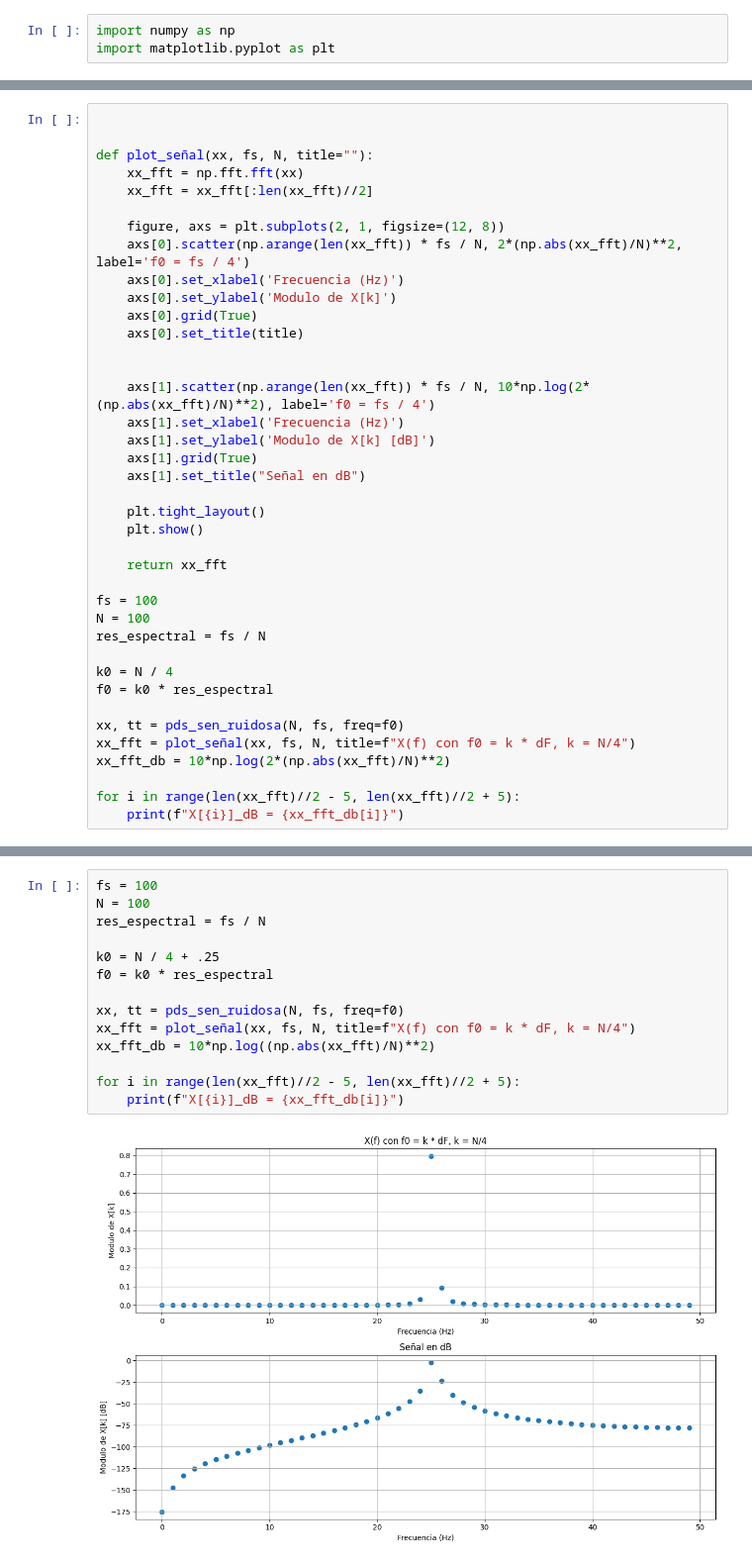
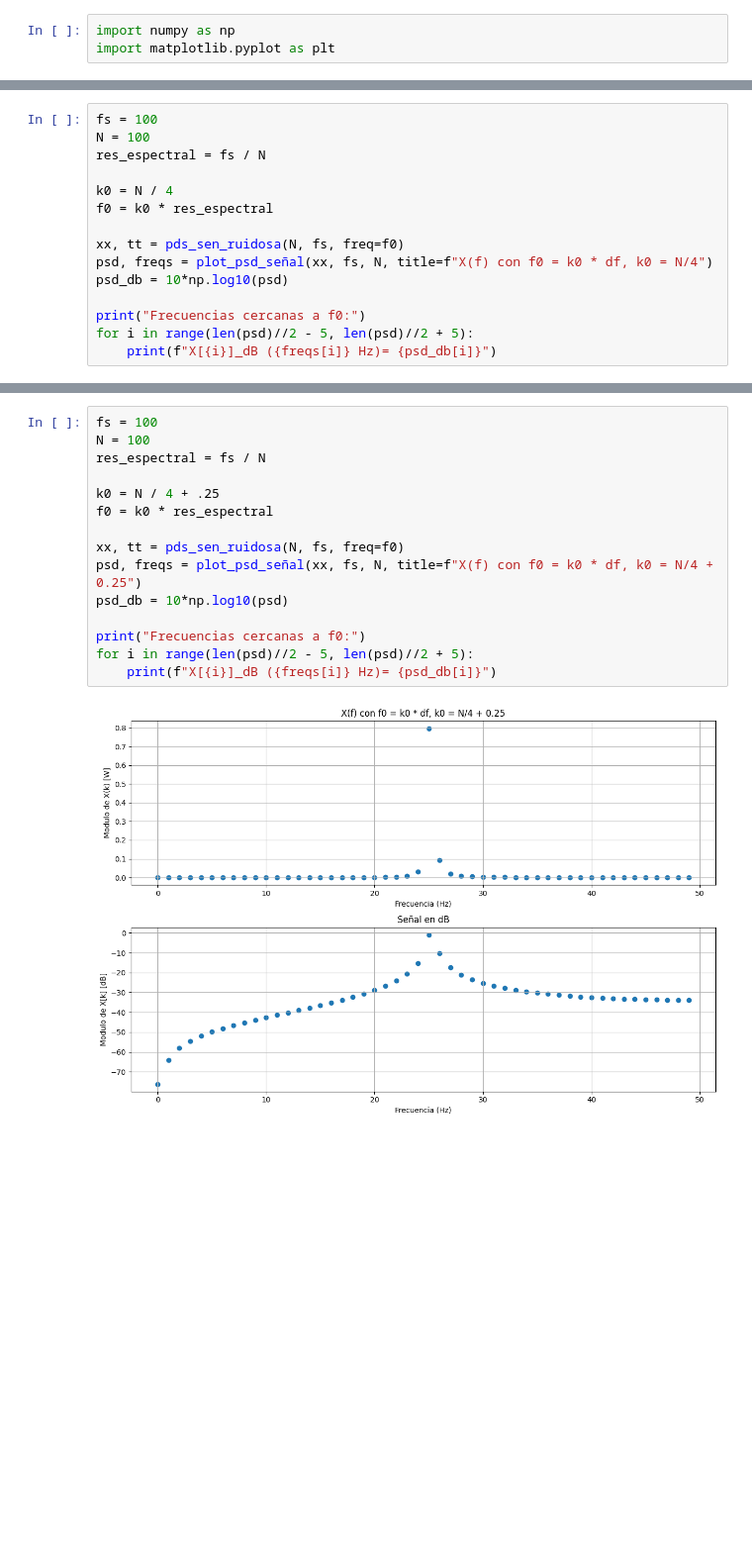
Before and after one commit to tomzuran/PDS2026, a Jupyter notebook: estiimacion_espectral.ipynb, the cells around one changed output, grey strips where cells are left out. Shown at 99% size. Drawn from its saved outputs; the diff is of its cells as text; blank space fills up the shorter version.

```diff
--- a/estiimacion_espectral.ipynb
+++ b/estiimacion_espectral.ipynb
@@ -25,29 +64,4 @@ def pds_sen_ruidosa(nn = 1000, fs = 1000, freq = 1, Amax = np.sqrt(2), dc = 0, p
 # %%
-
-
-def plot_señal(xx, fs, N, title=""):
-    xx_fft = np.fft.fft(xx)
-    xx_fft = xx_fft[:len(xx_fft)//2]
-
-    figure, axs = plt.subplots(2, 1, figsize=(12, 8))
-    axs[0].scatter(np.arange(len(xx_fft)) * fs / N, 2*(np.abs(xx_fft)/N)**2, label='f0 = fs / 4')
-    axs[0].set_xlabel('Frecuencia (Hz)')
-    axs[0].set_ylabel('Modulo de X[k]')
-    axs[0].grid(True)
-    axs[0].set_title(title)
-
-
-    axs[1].scatter(np.arange(len(xx_fft)) * fs / N, 10*np.log(2*(np.abs(xx_fft)/N)**2), label='f0 = fs / 4')
-    axs[1].set_xlabel('Frecuencia (Hz)')
-    axs[1].set_ylabel('Modulo de X[k] [dB]')
-    axs[1].grid(True)
-    axs[1].set_title("Señal en dB")
-
-    plt.tight_layout()
-    plt.show()
-
-    return xx_fft
-
 fs = 100
 N = 100
 res_espectral = fs / N
@@ -56,9 +70,10 @@ k0 = N / 4
 f0 = k0 * res_espectral
 
 xx, tt = pds_sen_ruidosa(N, fs, freq=f0)
-xx_fft = plot_señal(xx, fs, N, title=f"X(f) con f0 = k * dF, k = N/4")
-xx_fft_db = 10*np.log(2*(np.abs(xx_fft)/N)**2)
+psd, freqs = plot_psd_señal(xx, fs, N, title=f"X(f) con f0 = k0 * df, k0 = N/4")
+psd_db = 10*np.log10(psd)
 
-for i in range(len(xx_fft)//2 - 5, len(xx_fft)//2 + 5):
-    print(f"X[{i}]_dB = {xx_fft_db[i]}")
+print("Frecuencias cercanas a f0:")
+for i in range(len(psd)//2 - 5, len(psd)//2 + 5):
+    print(f"X[{i}]_dB ({freqs[i]} Hz)= {psd_db[i]}")
 # %% [output]
@@ -76,16 +107,17 @@ X[29]_dB = -716.7602034107387
 # %%
 fs = 100
 N = 100
 res_espectral = fs / N
 
 k0 = N / 4 + .25
 f0 = k0 * res_espectral
 
 xx, tt = pds_sen_ruidosa(N, fs, freq=f0)
-xx_fft = plot_señal(xx, fs, N, title=f"X(f) con f0 = k * dF, k = N/4")
-xx_fft_db = 10*np.log((np.abs(xx_fft)/N)**2)
+psd, freqs = plot_psd_señal(xx, fs, N, title=f"X(f) con f0 = k0 * df, k0 = N/4 + 0.25")
+psd_db = 10*np.log10(psd)
 
-for i in range(len(xx_fft)//2 - 5, len(xx_fft)//2 + 5):
-    print(f"X[{i}]_dB = {xx_fft_db[i]}")
+print("Frecuencias cercanas a f0:")
+for i in range(len(psd)//2 - 5, len(psd)//2 + 5):
+    print(f"X[{i}]_dB ({freqs[i]} Hz)= {psd_db[i]}")
 # %% [output]
-[figure, old version]
+[figure, new version]
```
Also changed, not shown: parts of 20 cells of this notebook.
